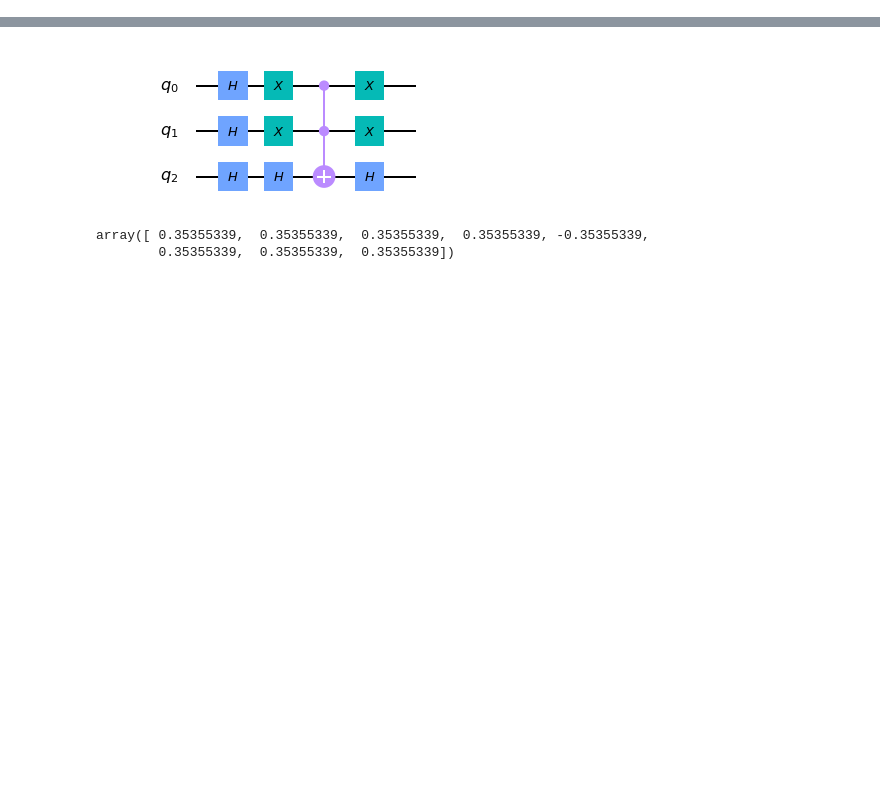
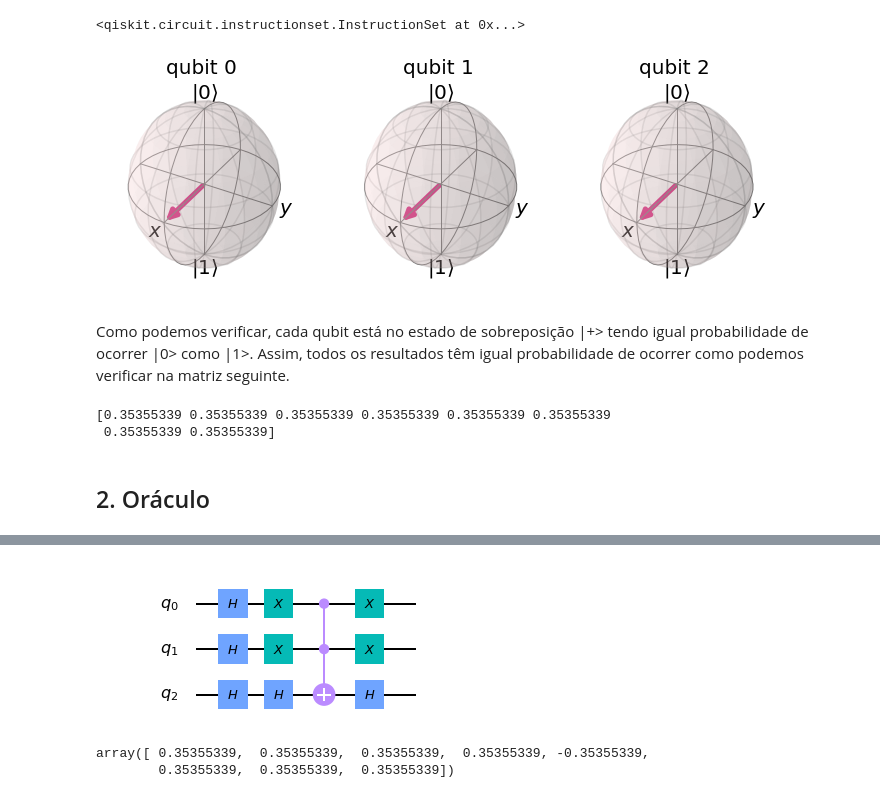
Before and after one commit to SiIky/ic-1920-tp, a Jupyter notebook: tp2/TP2.ipynb, the cells around one changed output, grey strips where cells are left out. Cells and saved outputs as stored; diff of their text form; code cells hidden in the pictures; blank space fills up the shorter version.

```diff
--- a/tp2/TP2.ipynb
+++ b/tp2/TP2.ipynb
@@ -7,0 +18,24 @@ from qiskit.tools.visualization import *
+# %%
+qr = QuantumRegister(3,'q')
+init = QuantumCircuit(qr)
+
+init.h(qr)
+# %% [output]
+<qiskit.circuit.instructionset.InstructionSet at 0x...>
+# %%
+plot_bloch_multivector(qstate)
+# %% [output]
+[figure, added]
+# %% [markdown]
+Como podemos verificar, cada qubit está no estado de sobreposição |+> tendo igual probabilidade de ocorrer |0> como |1>.
+Assim, todos os resultados têm igual probabilidade de ocorrer como podemos verificar na matriz seguinte.
+# %%
+result = execute(init, backend_state).result()
+qstate = result.get_statevector(init)
+
+print(qstate.real)
+# %% [output]
+[0.35355339 0.35355339 0.35355339 0.35355339 0.35355339 0.35355339
+ 0.35355339 0.35355339]
+# %% [markdown]
+## 2. Oráculo
```
Also changed, not shown: parts of 10 cells of this notebook.
